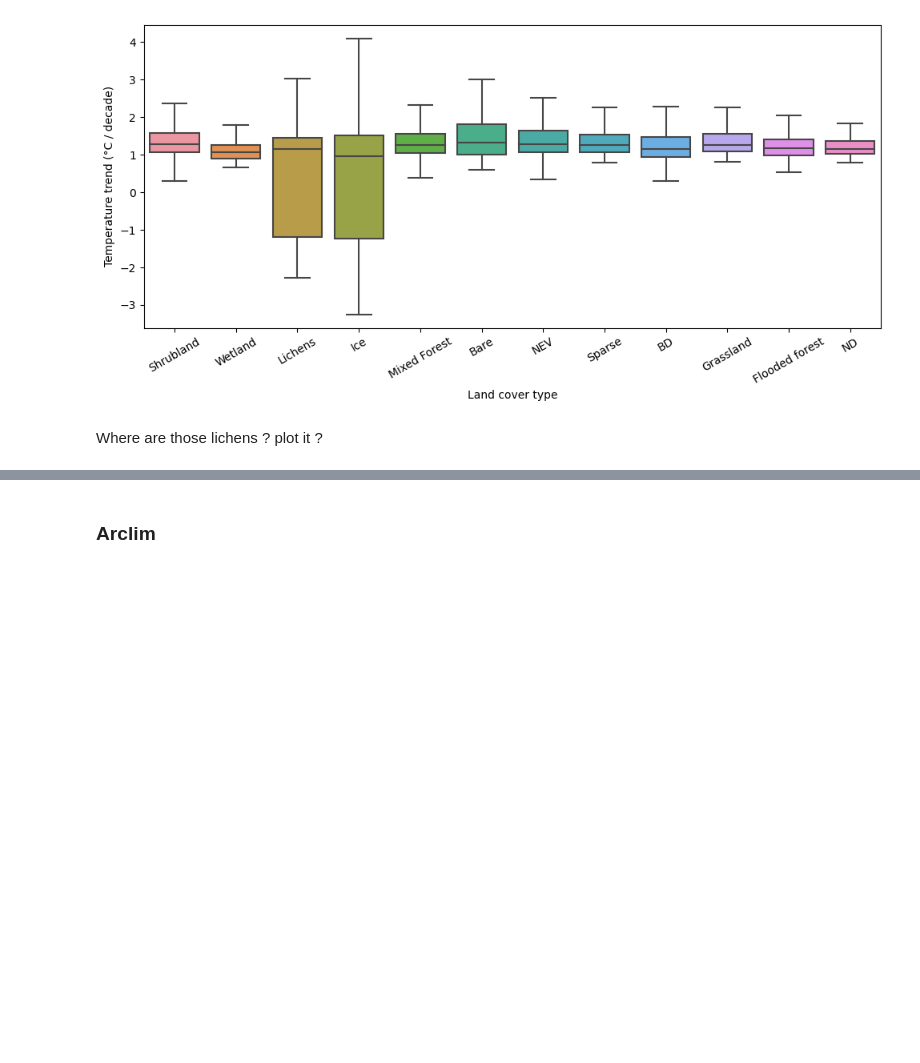
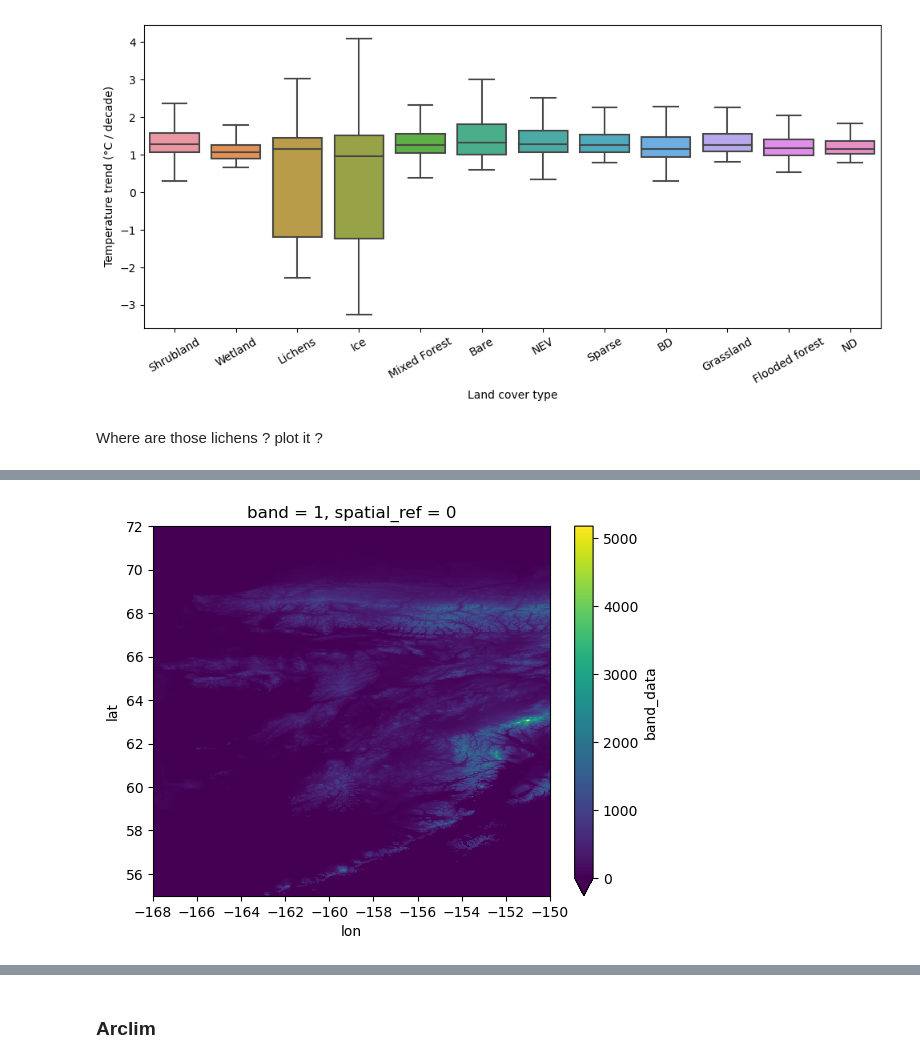
Before and after one commit to soniajdupuis/PhD_analysis, a Jupyter notebook: Paper_3_Analysis/box_plots.ipynb, the cells around one changed output, grey strips where cells are left out. Saved outputs shown, nothing was run; the diff lists cells and outputs as text; code cells hidden in the pictures; blank space fills up the shorter version.

```diff
--- a/Paper_3_Analysis/box_plots.ipynb
+++ b/Paper_3_Analysis/box_plots.ipynb
@@ -510,0 +638,6 @@ Where are those lichens ? plot it ?
+# %%
+dem_interp = dem['band_data'].interp(y=trends_noaa_all.coords['lat'], x=trends_noaa_all.coords['lon'], method='linear').squeeze()
+# %%
+dem_interp.plot(vmin=0);
+# %% [output]
+[figure, added]
```
Also changed, not shown: parts of 32 cells of this notebook, 5 other files.
